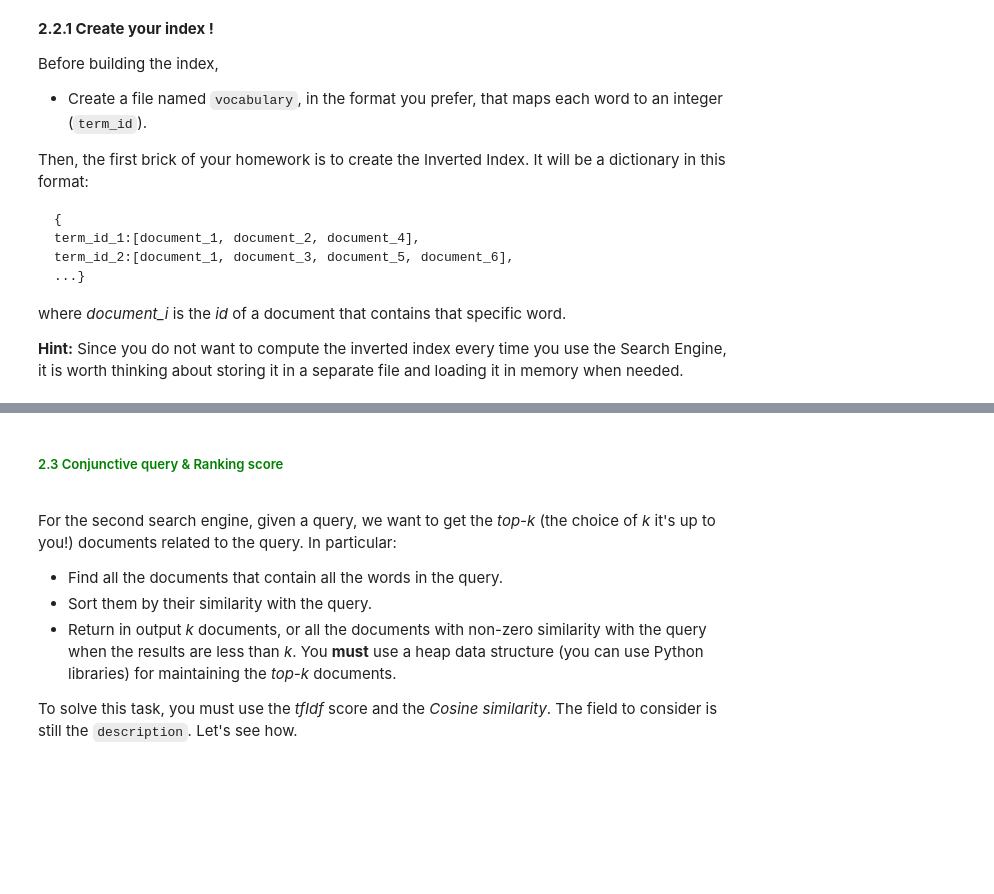
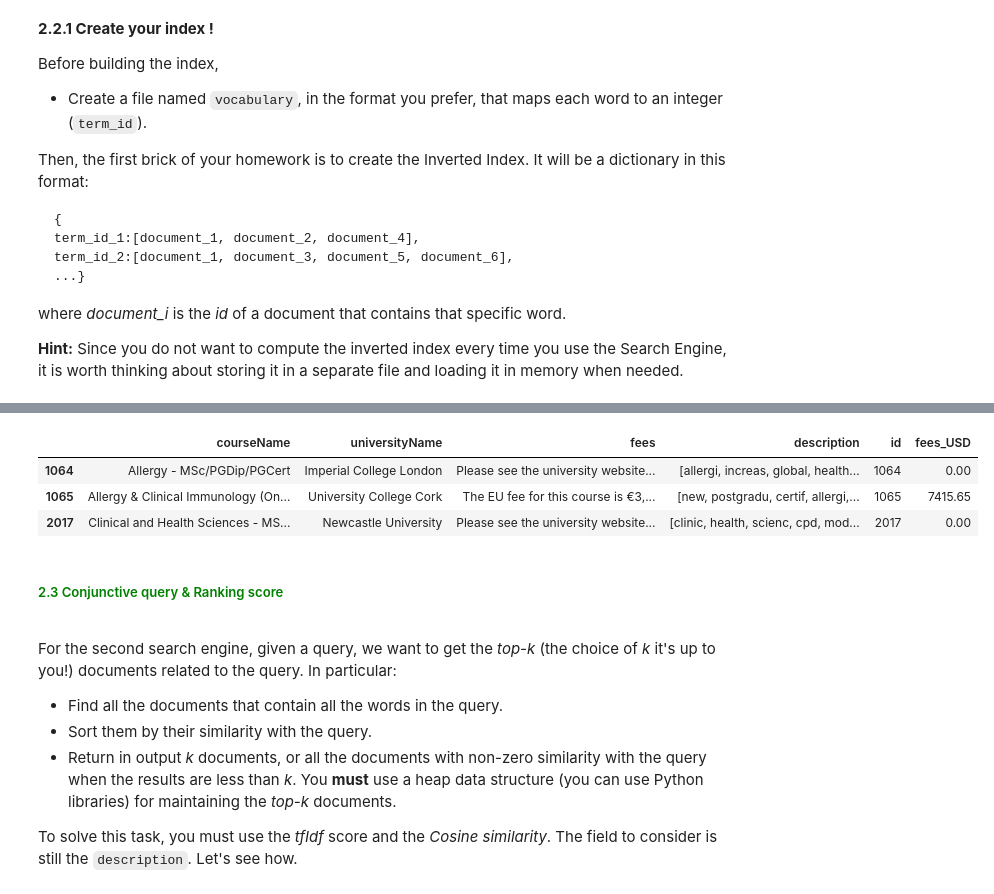
Before and after one commit to michele-42/HW3, a Jupyter notebook: main.ipynb, the cells around one changed output, grey strips where cells are left out. Saved outputs shown, nothing was run; the diff lists cells and outputs as text; code cells hidden in the pictures; blank space fills up the shorter version.

````diff
--- a/main.ipynb
+++ b/main.ipynb
@@ -110,3 +343,10 @@ For this purpose, you can use the [`nltk library](https://www.nltk.org/).
 <b> 2.1.2 Preprocessing the fees column </b>
 
 Moreover, we want the field ```fees``` to collect numeric information. As you will see, you scraped textual information for this attribute in the dataset: sketch whatever method you need (using regex, for example, to find currency symbol) to collect information and, in case of multiple information, retrieve only the highest fees. Finally, once you have collected numerical information, you likely will have different currencies: this can be chaotic, so let chatGPT guide you in the choice and deployment of an API to convert this column to a common currency of your choice (it can be USD, EUR or whatever you want). Ultimately, you will have a ```float``` column renamed ```fees (CHOSEN COMMON CURRENCY)```.
+# %%
+
+# Load a currency dataset. It's used to get currency code given a currency symbol.
+# Source: https://gist.github.com/ksafranski/2973986
+currencies = pd.read_json('data/Common-Currency.json', convert_axes=3)
+
+currencies
@@ -112,0 +367,12 @@
+# %%
+# Load a countries dataset. It's used to get a currency code given a country name.
+# Source: https://gist.github.com/tiagodealmeida/0b97ccf117252d742dddf098bc6cc58a
+
+countries = pd.read_json('data/countries.json')
+# %%
+# Get the dollar countries (usefull to discriminate between different dollar currencies:  CA$, NZ$ ...)
+dollarCountries = set(countries.loc[countries.currencyCode.isin(currencies.loc[currencies.symbol_native == "$", 'code'].values)].countryName.values.tolist())
+# %%
+# Get the exchange rates for USD (necessary to transform other currencies values in dollars)
+usdRates:dict = c.get_rates('USD')
+usdRates['USD'] = 1
@@ -156,6 +607,28 @@
 </p>
 
 If everything works well in this step, you can go to the next point and make your Search Engine more complex and better at answering queries.
+# %%
+
+"""
+Open index.json
+For each token get the documents id's and convert to set
+Find the intersection between document id sets
+Query the dataframe using the ids
+"""
+def queryMasters(query:[str]):
+    with open('index.json') as fd:
+        indexDoc = json.load(fd)
+    indexes = set.intersection(*map(lambda token: set(indexDoc[stemmer.stem(token)]),query))
+    return pdf.loc[pdf.id.isin(indexes)]
+
+queryMasters(['allergy', 'health'])
+
+# pdf
+# %% [output]
+|  | courseName | universityName | fees | description | id | fees_USD |
+| 1064 | Allergy - MSc/PGDip/PGCert | Imperial College London | Please see the university website... | [allergi, increas, global, health... | 1064 | 0.00 |
+| 1065 | Allergy & Clinical Immunology (On... | University College Cork | The EU fee for this course is €3,... | [new, postgradu, certif, allergi,... | 1065 | 7415.65 |
+| 2017 | Clinical and Health Sciences - MS... | Newcastle University | Please see the university website... | [clinic, health, scienc, cpd, mod... | 2017 | 0.00 |
 # %% [markdown]
 <h5 style="color:green"> 2.3 Conjunctive query & Ranking score </h5>
 <br>
````
Also changed, not shown: parts of 14 cells of this notebook, 3 other files.
